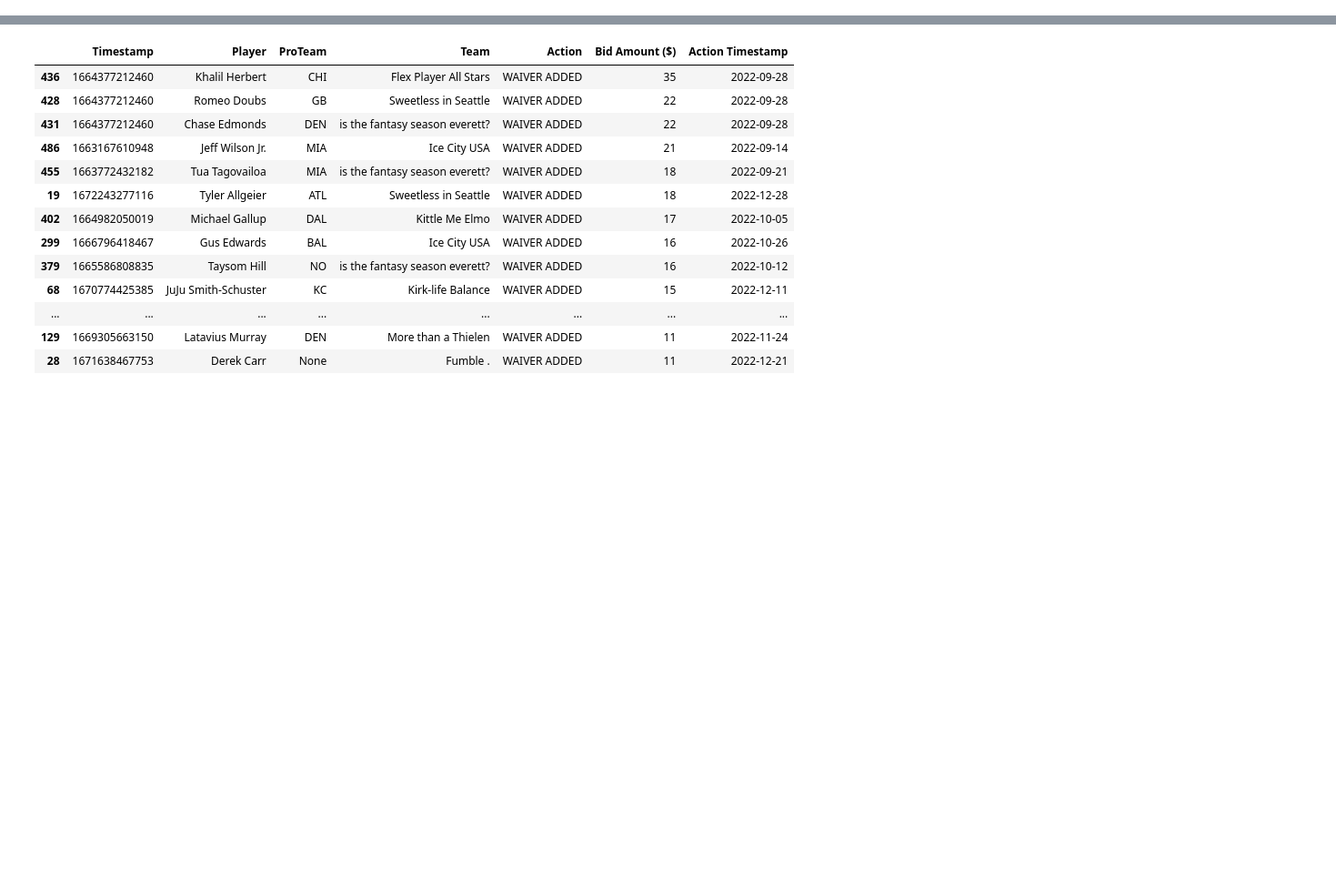
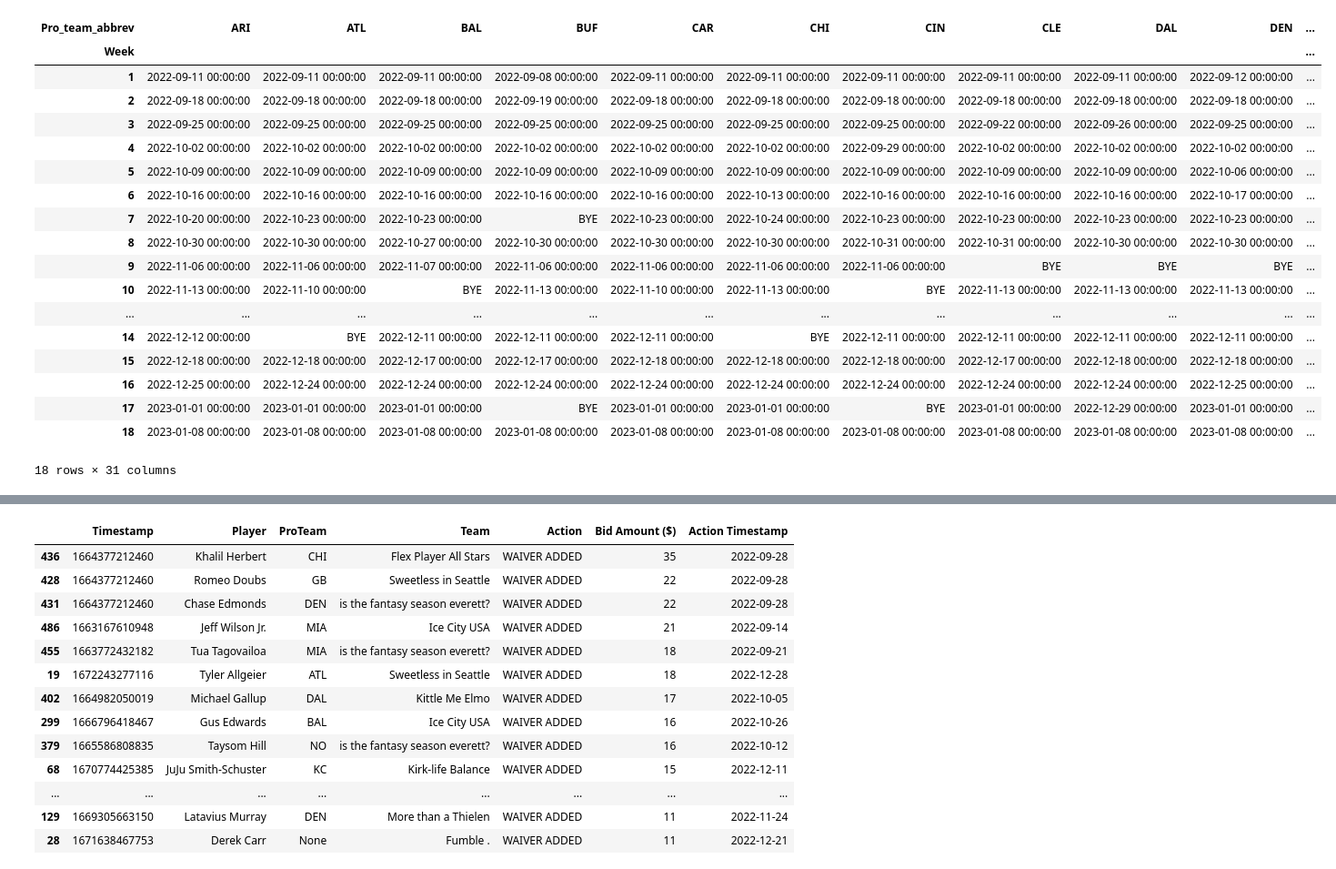
Before and after one commit to jon-cheng/espnff, a Jupyter notebook: notebooks/2023-02-28_FF_nb.ipynb, the cells around one changed output, grey strips where cells are left out. Shown: that part at 91% size. Cells and saved outputs as stored; diff of their text form; code cells hidden in the pictures; blank space fills up the shorter version.

```diff
--- a/notebooks/2023-02-28_FF_nb.ipynb
+++ b/notebooks/2023-02-28_FF_nb.ipynb
@@ -49,27 +49,27 @@ def mine_nfl_schedule(year_of_interest: int):
 # %%
 year_of_interest=2022
 # %%
-df_proteam_names = pd.read_csv(os.path.join(path,'team_abbrev_conversion.csv'))
+# df_proteam_names = pd.read_csv(os.path.join(path,'team_abbrev_conversion.csv'))
 
-df = mine_nfl_schedule(year_of_interest=year_of_interest)
+# df = mine_nfl_schedule(year_of_interest=year_of_interest)
 
 
-df = df[['Week','Date','Winner/tie','Loser/tie']]
-df = pd.melt(df, id_vars=['Week','Date'],value_vars=['Winner/tie','Loser/tie'],var_name='Winner_Loser',value_name='Pro_team')
-df['Pro_team_abbrev'] = df['Pro_team'].map(dict(zip(df_proteam_names['Pro Team Name'],df_proteam_names['Abbrev'])))
-df = df[df['Pro_team'].isin(df_proteam_names['Pro Team Name'].tolist())]
+# df = df[['Week','Date','Winner/tie','Loser/tie']]
+# df = pd.melt(df, id_vars=['Week','Date'],value_vars=['Winner/tie','Loser/tie'],var_name='Winner_Loser',value_name='Pro_team')
+# df['Pro_team_abbrev'] = df['Pro_team'].map(dict(zip(df_proteam_names['Pro Team Name'],df_proteam_names['Abbrev'])))
+# df = df[df['Pro_team'].isin(df_proteam_names['Pro Team Name'].tolist())]
 
 
-weeks = [int(i) for i in df['Week'].unique().tolist() if i.isdigit()]
-games_all_season = max(weeks)
+# weeks = [int(i) for i in df['Week'].unique().tolist() if i.isdigit()]
+# games_all_season = max(weeks)
 
 
-df = df[df['Week'].isin([str(i) for i in weeks])]
-df = df.astype({'Week':int})
-# pivot NFL schedule to wideform
-df = df[['Week','Date','Pro_team_abbrev']]
-df = df.pivot(index='Week',columns='Pro_team_abbrev',values='Date').fillna('BYE')
-df_proteam_schedules = df.applymap(lambda x: pd.to_datetime(x,format='%Y-%m-%d') if x!='BYE' else x)
+# df = df[df['Week'].isin([str(i) for i in weeks])]
+# df = df.astype({'Week':int})
+# # pivot NFL schedule to wideform
+# df = df[['Week','Date','Pro_team_abbrev']]
+# df = df.pivot(index='Week',columns='Pro_team_abbrev',values='Date').fillna('BYE')
+# df_proteam_schedules = df.applymap(lambda x: pd.to_datetime(x,format='%Y-%m-%d') if x!='BYE' else x)
 
-# format='%Y-%m-%d'
+# # format='%Y-%m-%d'
 # %%
@@ -100,10 +132,26 @@ def get_wideform_nfl_schedule(df):
 # %%
-def get_nfl_schedule(year_of_interest,
-                    data_path=r'/Users/jonathancheng/PycharmProjects/espnff/data'):
+df_proteam_names = pd.read_csv(os.path.join(path,'team_abbrev_conversion.csv'))
 
-    df_proteam_names = pd.read_csv(os.path.join(data_path,'team_abbrev_conversion.csv'))
-    df = mine_nfl_schedule(year_of_interest=year_of_interest)
-
-    return (
-        df.pipe(format_nfl_schedule)
-        .pipe(get_wideform_nfl_schedule))
+(mine_nfl_schedule(year_of_interest=year_of_interest)
+    .pipe(format_nfl_schedule, df_proteam_names)
+    .pipe(get_wideform_nfl_schedule))
+# %% [output]
+| Pro_team_abbrev | ARI | ATL | BAL | BUF | CAR | CHI | CIN | CLE | DAL | DEN | ... |
+| Week |  |  |  |  |  |  |  |  |  |  | ... |
+| 1 | 2022-09-11 00:00:00 | 2022-09-11 00:00:00 | 2022-09-11 00:00:00 | 2022-09-08 00:00:00 | 2022-09-11 00:00:00 | 2022-09-11 00:00:00 | 2022-09-11 00:00:00 | 2022-09-11 00:00:00 | 2022-09-11 00:00:00 | 2022-09-12 00:00:00 | ... |
+| 2 | 2022-09-18 00:00:00 | 2022-09-18 00:00:00 | 2022-09-18 00:00:00 | 2022-09-19 00:00:00 | 2022-09-18 00:00:00 | 2022-09-18 00:00:00 | 2022-09-18 00:00:00 | 2022-09-18 00:00:00 | 2022-09-18 00:00:00 | 2022-09-18 00:00:00 | ... |
+| 3 | 2022-09-25 00:00:00 | 2022-09-25 00:00:00 | 2022-09-25 00:00:00 | 2022-09-25 00:00:00 | 2022-09-25 00:00:00 | 2022-09-25 00:00:00 | 2022-09-25 00:00:00 | 2022-09-22 00:00:00 | 2022-09-26 00:00:00 | 2022-09-25 00:00:00 | ... |
+| 4 | 2022-10-02 00:00:00 | 2022-10-02 00:00:00 | 2022-10-02 00:00:00 | 2022-10-02 00:00:00 | 2022-10-02 00:00:00 | 2022-10-02 00:00:00 | 2022-09-29 00:00:00 | 2022-10-02 00:00:00 | 2022-10-02 00:00:00 | 2022-10-02 00:00:00 | ... |
+| 5 | 2022-10-09 00:00:00 | 2022-10-09 00:00:00 | 2022-10-09 00:00:00 | 2022-10-09 00:00:00 | 2022-10-09 00:00:00 | 2022-10-09 00:00:00 | 2022-10-09 00:00:00 | 2022-10-09 00:00:00 | 2022-10-09 00:00:00 | 2022-10-06 00:00:00 | ... |
+| 6 | 2022-10-16 00:00:00 | 2022-10-16 00:00:00 | 2022-10-16 00:00:00 | 2022-10-16 00:00:00 | 2022-10-16 00:00:00 | 2022-10-13 00:00:00 | 2022-10-16 00:00:00 | 2022-10-16 00:00:00 | 2022-10-16 00:00:00 | 2022-10-17 00:00:00 | ... |
+| 7 | 2022-10-20 00:00:00 | 2022-10-23 00:00:00 | 2022-10-23 00:00:00 | BYE | 2022-10-23 00:00:00 | 2022-10-24 00:00:00 | 2022-10-23 00:00:00 | 2022-10-23 00:00:00 | 2022-10-23 00:00:00 | 2022-10-23 00:00:00 | ... |
+| 8 | 2022-10-30 00:00:00 | 2022-10-30 00:00:00 | 2022-10-27 00:00:00 | 2022-10-30 00:00:00 | 2022-10-30 00:00:00 | 2022-10-30 00:00:00 | 2022-10-31 00:00:00 | 2022-10-31 00:00:00 | 2022-10-30 00:00:00 | 2022-10-30 00:00:00 | ... |
+| 9 | 2022-11-06 00:00:00 | 2022-11-06 00:00:00 | 2022-11-07 00:00:00 | 2022-11-06 00:00:00 | 2022-11-06 00:00:00 | 2022-11-06 00:00:00 | 2022-11-06 00:00:00 | BYE | BYE | BYE | ... |
+| 10 | 2022-11-13 00:00:00 | 2022-11-10 00:00:00 | BYE | 2022-11-13 00:00:00 | 2022-11-10 00:00:00 | 2022-11-13 00:00:00 | BYE | 2022-11-13 00:00:00 | 2022-11-13 00:00:00 | 2022-11-13 00:00:00 | ... |
+| ... | ... | ... | ... | ... | ... | ... | ... | ... | ... | ... | ... |
+| 14 | 2022-12-12 00:00:00 | BYE | 2022-12-11 00:00:00 | 2022-12-11 00:00:00 | 2022-12-11 00:00:00 | BYE | 2022-12-11 00:00:00 | 2022-12-11 00:00:00 | 2022-12-11 00:00:00 | 2022-12-11 00:00:00 | ... |
+| 15 | 2022-12-18 00:00:00 | 2022-12-18 00:00:00 | 2022-12-17 00:00:00 | 2022-12-17 00:00:00 | 2022-12-18 00:00:00 | 2022-12-18 00:00:00 | 2022-12-18 00:00:00 | 2022-12-17 00:00:00 | 2022-12-18 00:00:00 | 2022-12-18 00:00:00 | ... |
+| 16 | 2022-12-25 00:00:00 | 2022-12-24 00:00:00 | 2022-12-24 00:00:00 | 2022-12-24 00:00:00 | 2022-12-24 00:00:00 | 2022-12-24 00:00:00 | 2022-12-24 00:00:00 | 2022-12-24 00:00:00 | 2022-12-24 00:00:00 | 2022-12-25 00:00:00 | ... |
+| 17 | 2023-01-01 00:00:00 | 2023-01-01 00:00:00 | 2023-01-01 00:00:00 | BYE | 2023-01-01 00:00:00 | 2023-01-01 00:00:00 | BYE | 2023-01-01 00:00:00 | 2022-12-29 00:00:00 | 2023-01-01 00:00:00 | ... |
+| 18 | 2023-01-08 00:00:00 | 2023-01-08 00:00:00 | 2023-01-08 00:00:00 | 2023-01-08 00:00:00 | 2023-01-08 00:00:00 | 2023-01-08 00:00:00 | 2023-01-08 00:00:00 | 2023-01-08 00:00:00 | 2023-01-08 00:00:00 | 2023-01-08 00:00:00 | ... |
+18 rows × 31 columns
```
Also changed, not shown: parts of 4 cells of this notebook, 3 other files.
